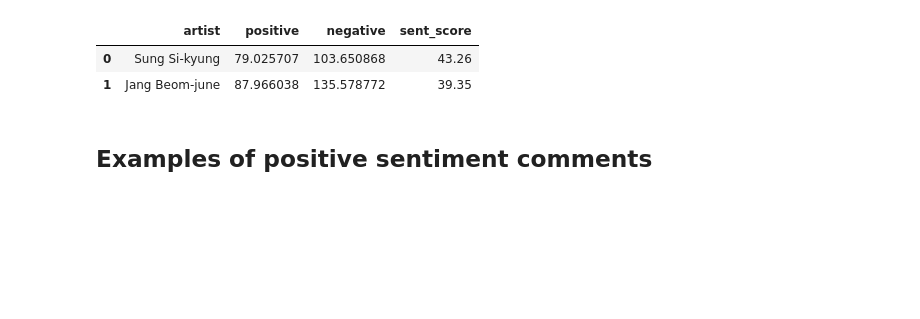
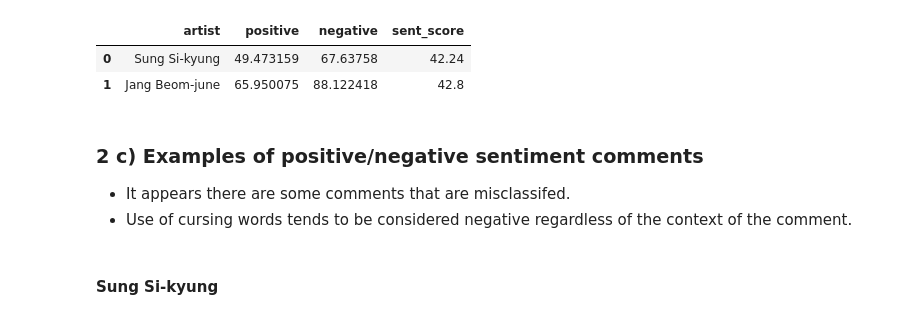
Before and after one commit to joosung-min/Sentiment-Analyses, a Jupyter notebook: Sung_Si-kyung-vs-Jang_Beom-june/B10_Sung_Si-kyung-vs-Jang_Beom-june.ipynb, the cells around one changed output. Cells and saved outputs as stored; diff of their text form; code cells hidden in the pictures; blank space fills up the shorter version.

```diff
--- a/Sung_Si-kyung-vs-Jang_Beom-june/B10_Sung_Si-kyung-vs-Jang_Beom-june.ipynb
+++ b/Sung_Si-kyung-vs-Jang_Beom-june/B10_Sung_Si-kyung-vs-Jang_Beom-june.ipynb
@@ -173,33 +270,34 @@ for df in dfs: # for each of sung and jang's data frame do:
 # %%
 # Compute sentiment scores where sent_score = (positive / (positive + negative)) * 100
-
 ## Load the sentiment data from previous step.
 
-sung_result = pd.read_csv("./outputs/C11_sung_df_sentiments.csv")
-jang_result = pd.read_csv("./outputs/C11_jang_df_sentiments.csv")
+sung_result = pd.read_csv("./outputs/C12_sung_sentiments.csv")
+jang_result = pd.read_csv("./outputs/C12_jang_sentiments.csv")
 
 ## Compute and save the scores
 scores_df = pd.DataFrame(columns = ["artist", "positive", "negative", "sent_score"])
 
 sung_pos = sum(sung_result["positive"])
 sung_neg = sum(sung_result["negative"])
 sung_score = round(sung_pos / (sung_pos + sung_neg) * 100, 2)
 
 
 jang_pos = sum(jang_result["positive"])
 jang_neg = sum(jang_result["negative"])
 jang_score = round(jang_pos / (jang_pos + jang_neg) * 100, 2)
 
 scores_df.loc[0, ] = ["Sung Si-kyung", sung_pos, sung_neg, sung_score]
 scores_df.loc[1, ] = ["Jang Beom-june", jang_pos, jang_neg, jang_score]
-scores_df
-
-## Jang has higher positive and negative scores.
-## However, Sung's sent_score is higher than Jang's.
+display(scores_df)
 # %% [output]
 |  | artist | positive | negative | sent_score |
-| 0 | Sung Si-kyung | 79.025707 | 103.650868 | 43.26 |
-| 1 | Jang Beom-june | 87.966038 | 135.578772 | 39.35 |
+| 0 | Sung Si-kyung | 49.473159 | 67.63758 | 42.24 |
+| 1 | Jang Beom-june | 65.950075 | 88.122418 | 42.8 |
-# %% [markdown]
-## Examples of positive sentiment comments
+# %% [markdown]
+### 2 c) Examples of positive/negative sentiment comments
+* It appears there are some comments that are misclassifed.
+* Use of cursing words tends to be considered negative regardless of the context of the comment.
+# %% [markdown]
+
+#### Sung Si-kyung
 # %%
```
Also changed, not shown: parts of 28 cells of this notebook, 4 other files.
